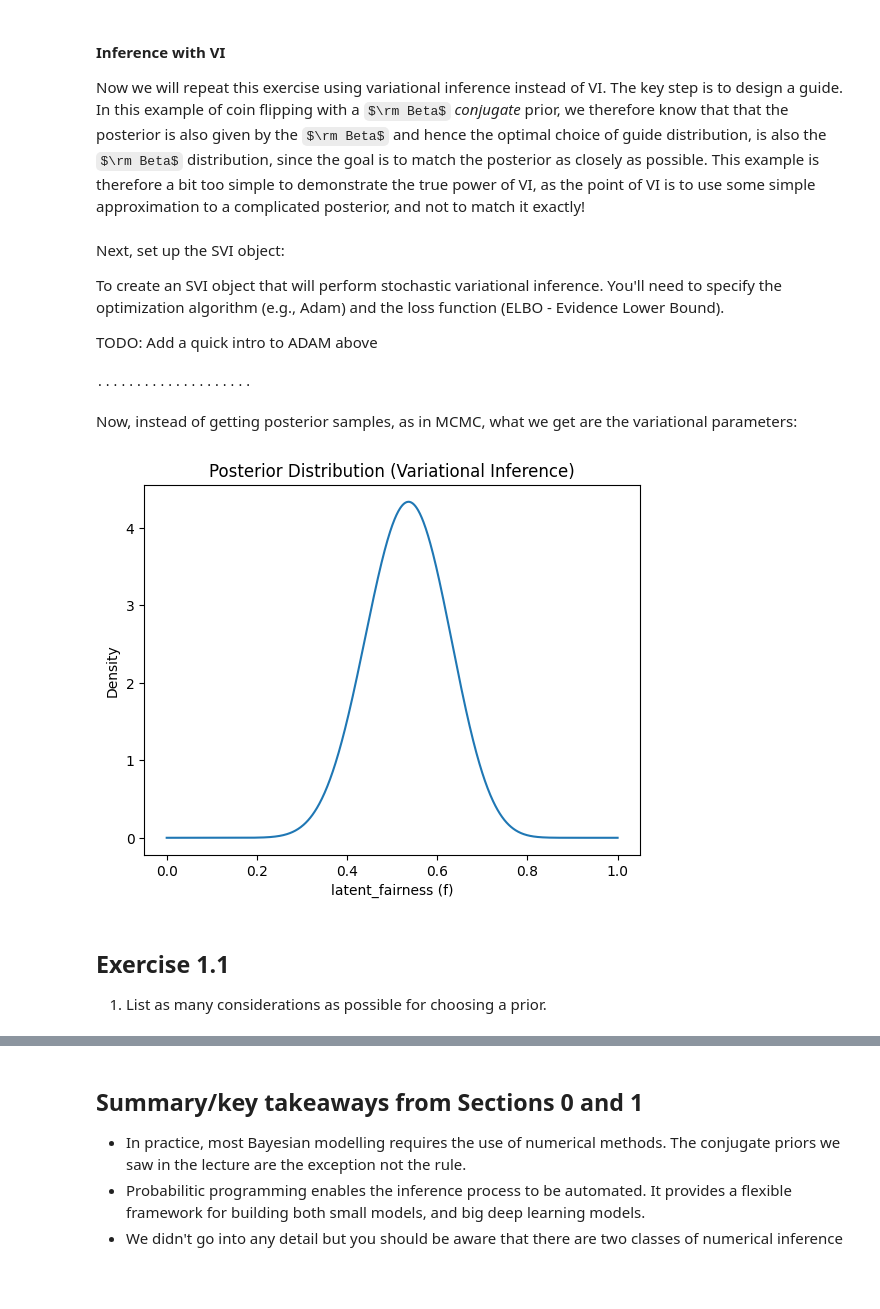
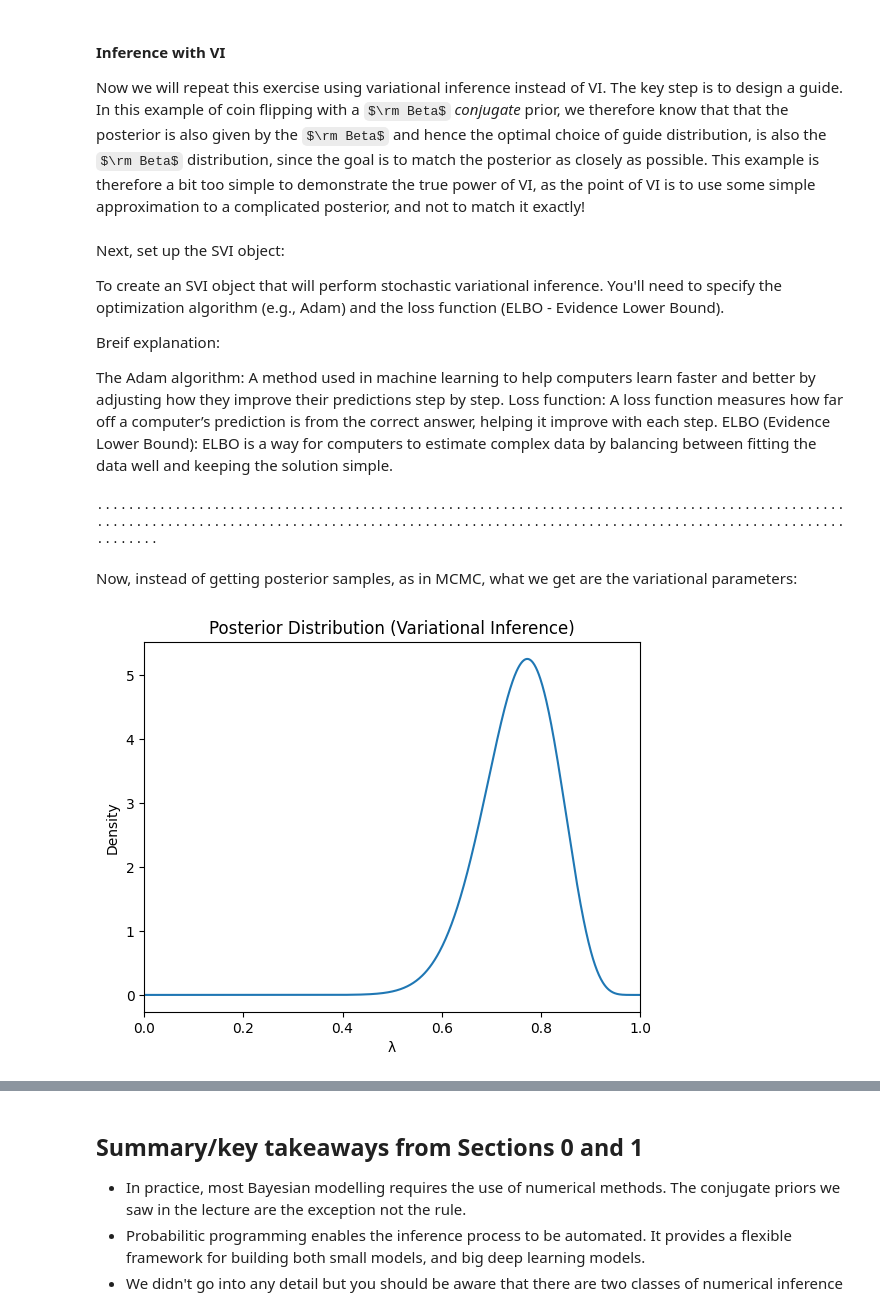
Before and after one commit to DiasFrazerGroup/Intro-to-Bayesian-Modelling-Course, a Jupyter notebook: BayesianModellingCourse_FirstStepsWithPyro_VersionWithAnswers.ipynb, the cells around one changed output, grey strips where cells are left out. Drawn from its saved outputs; the diff is of its cells as text; code cells hidden in the pictures; some formulas as TeX source; blank space fills up the shorter version.

```diff
--- a/BayesianModellingCourse_FirstStepsWithPyro_VersionWithAnswers.ipynb
+++ b/BayesianModellingCourse_FirstStepsWithPyro_VersionWithAnswers.ipynb
@@ -304,7 +320,11 @@ Next, set up the SVI object:
 
 To create an SVI object that will perform stochastic variational inference. You'll need to specify the optimization algorithm (e.g., Adam) and the loss function (ELBO - Evidence Lower Bound).
 
-TODO: Add a quick intro to ADAM above
+Breif explanation:
+
+The Adam algorithm: A method used in machine learning to help computers learn faster and better by adjusting how they improve their predictions step by step.
+Loss function: A loss function measures how far off a computer’s prediction is from the correct answer, helping it improve with each step.
+ELBO (Evidence Lower Bound): ELBO is a way for computers to estimate complex data by balancing between fitting the data well and keeping the solution simple.
 # %%
 from pyro.infer import SVI, Trace_ELBO
 from pyro.optim import Adam
@@ -317,13 +337,14 @@ optimizer = Adam(adam_params)
 svi = SVI(model, guide, optimizer, loss=Trace_ELBO())
 # %%
 # do gradient steps
+pyro.clear_param_store()
 n_steps = 2000
 for step in range(n_steps):
     loss = svi.step(data)
-    if step % 100 == 0:
+    if step % 10 == 0:
         print('.', end='')
 # %% [output]
-....................
+........................................................................................................................................................................................................
 # %% [markdown]
 Now, instead of getting posterior samples, as in MCMC, what we get are the variational parameters:
 # %%
@@ -332,20 +353,18 @@ alpha_q = pyro.param("alpha_q").item()
 beta_q = pyro.param("beta_q").item()
 # %%
 import numpy as np
-# Generate a range of values for 'f' (latent_fairness)
-f_values = np.linspace(0, 1, 1000)
+# Generate a range of values for 'λ'
+λ_values = np.linspace(0, 1, 1000)
 
 # Compute the probability density for each value of 'f' based on the variational parameters
-pdf_values = [dist.Beta(alpha_q, beta_q).log_prob(torch.tensor(f)).exp().item() for f in f_values]
+pdf_values = [dist.Beta(alpha_q, beta_q).log_prob(torch.tensor(λ)).exp().item() for λ in λ_values]
 
 # Plot the posterior distribution
-plt.plot(f_values, pdf_values)
+plt.plot(λ_values, pdf_values)
 plt.title("Posterior Distribution (Variational Inference)")
-plt.xlabel("latent_fairness (f)")
+plt.xlabel("λ")
 plt.ylabel("Density")
+plt.xlim(0,1)
 plt.show()
 # %% [output]
-[figure, old version]
+[figure, new version]
-# %% [markdown]
-## Exercise 1.1
-1. List as many considerations as possible for choosing a prior.
```
Also changed, not shown: parts of 130 cells of this notebook, 1 other file.
